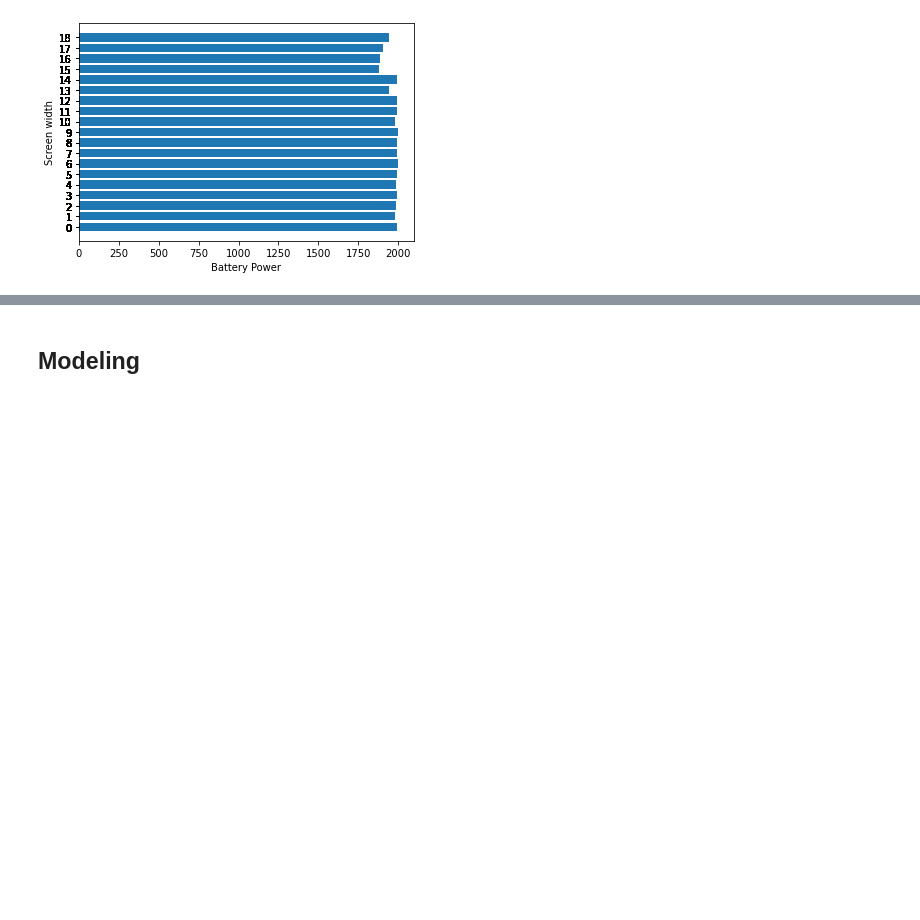
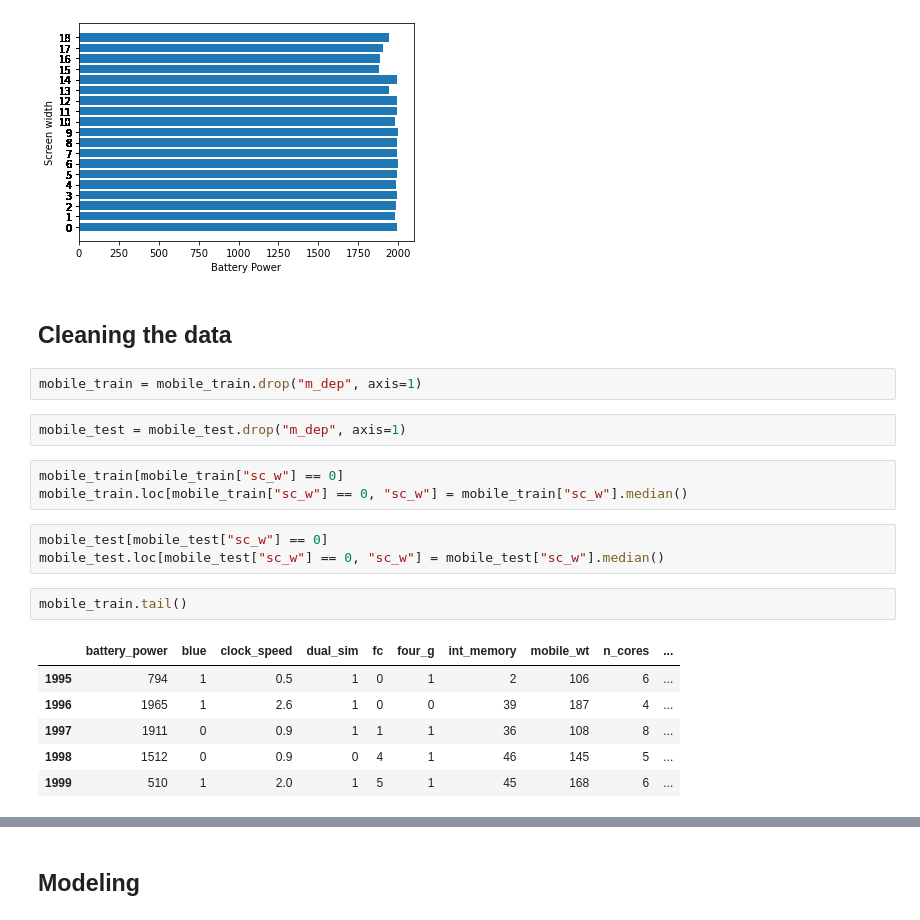
Before and after one commit to Charles2005/Mobile-Price-Classification, a Jupyter notebook: Files/Mobile-Price-Classication.ipynb, the cells around one changed output, grey strips where cells are left out. Drawn from its saved outputs; the diff is of its cells as text; blank space fills up the shorter version.

Commit message:
Cleaned the data

```diff
--- a/Files/Mobile-Price-Classication.ipynb
+++ b/Files/Mobile-Price-Classication.ipynb
@@ -263,3 +259,24 @@ plt.xlabel("Battery Power")
 plt.ylabel("Screen width");
 # %% [output]
 [figure]
+# %% [markdown]
+## Cleaning the data
+# %%
+mobile_train = mobile_train.drop("m_dep", axis=1)
+# %%
+mobile_test = mobile_test.drop("m_dep", axis=1)
+# %%
+mobile_train[mobile_train["sc_w"] == 0]
+mobile_train.loc[mobile_train["sc_w"] == 0, "sc_w"] = mobile_train["sc_w"].median()
+# %%
+mobile_test[mobile_test["sc_w"] == 0]
+mobile_test.loc[mobile_test["sc_w"] == 0, "sc_w"] = mobile_test["sc_w"].median()
+# %%
+mobile_train.tail()
+# %% [output]
+|  | battery_power | blue | clock_speed | dual_sim | fc | four_g | int_memory | mobile_wt | n_cores | ... |
+| 1995 | 794 | 1 | 0.5 | 1 | 0 | 1 | 2 | 106 | 6 | ... |
+| 1996 | 1965 | 1 | 2.6 | 1 | 0 | 0 | 39 | 187 | 4 | ... |
+| 1997 | 1911 | 0 | 0.9 | 1 | 1 | 1 | 36 | 108 | 8 | ... |
+| 1998 | 1512 | 0 | 0.9 | 0 | 4 | 1 | 46 | 145 | 5 | ... |
+| 1999 | 510 | 1 | 2.0 | 1 | 5 | 1 | 45 | 168 | 6 | ... |
```
Also changed, not shown: parts of 12 cells of this notebook.
